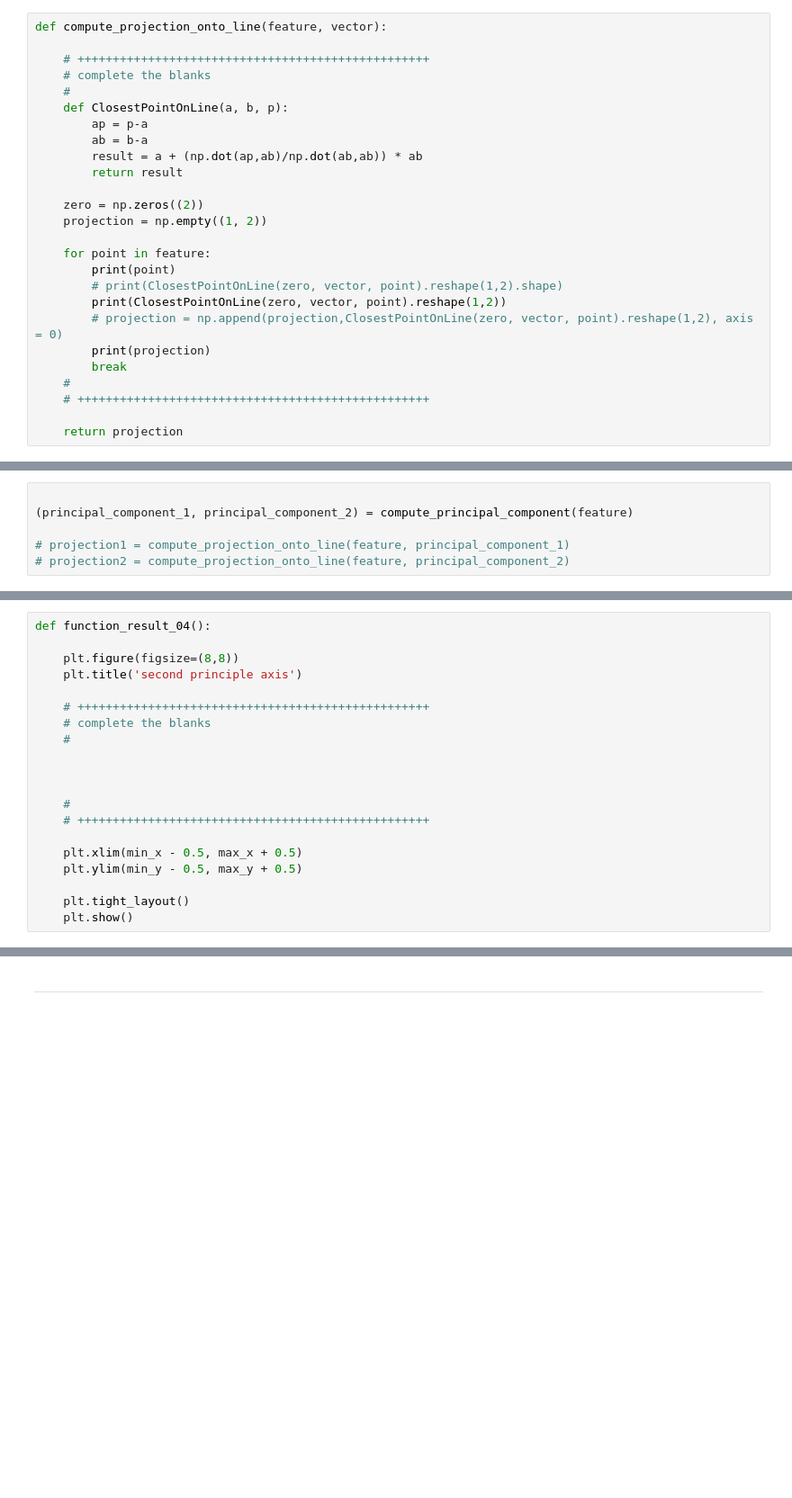
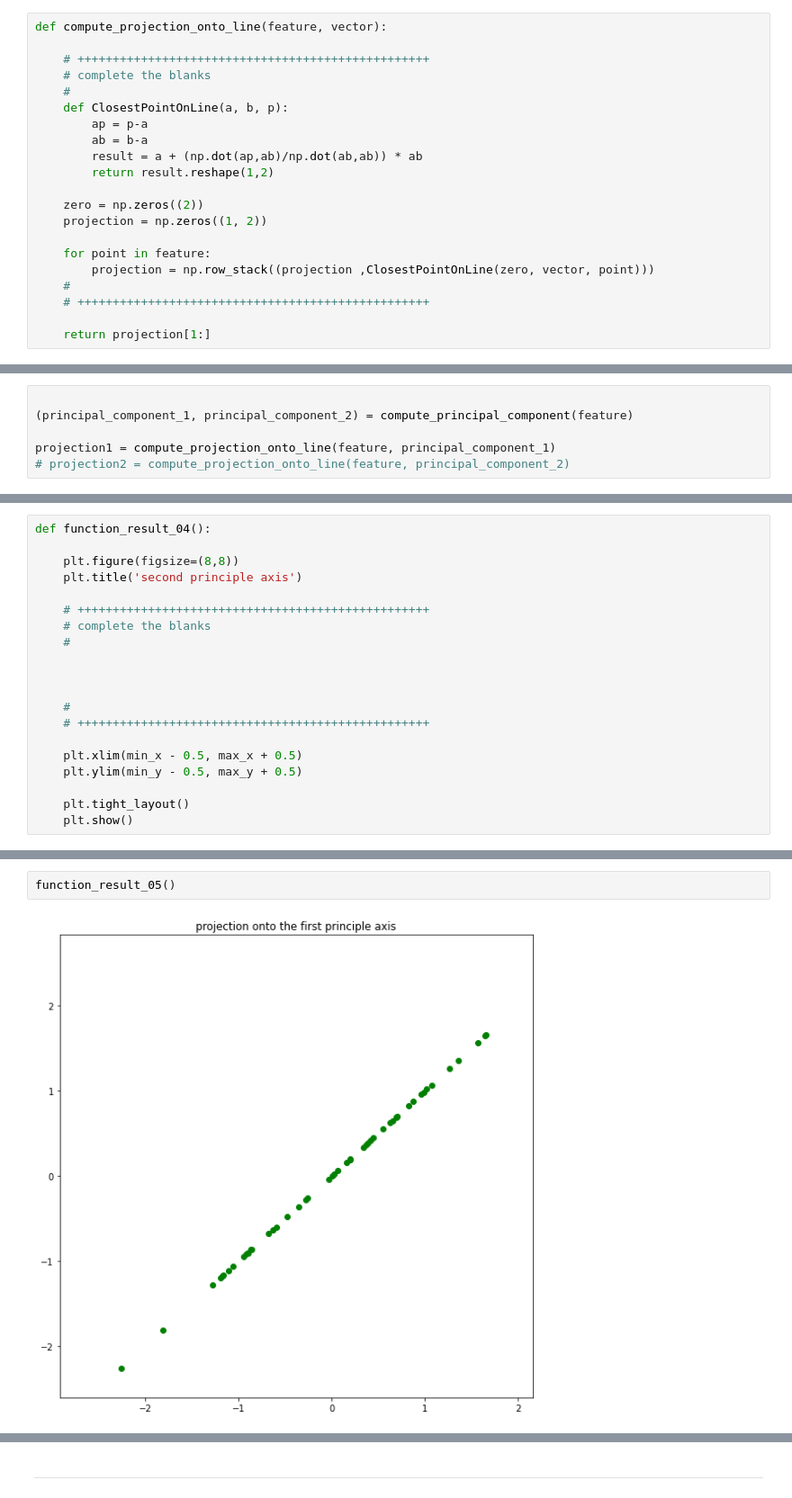
Before and after one commit to Lim-Sung-Jun/machine_learning_2022_1, a Jupyter notebook: 12/assignment_12.ipynb, the cells around one changed output, grey strips where cells are left out. Shown: that part at 90% size. Cells and saved outputs as stored; diff of their text form; blank space fills up the shorter version.

```diff
--- a/12/assignment_12.ipynb
+++ b/12/assignment_12.ipynb
@@ -136,19 +136,14 @@ def compute_projection_onto_line(feature, vector):
         ap = p-a
         ab = b-a
         result = a + (np.dot(ap,ab)/np.dot(ab,ab)) * ab
-        return result
+        return result.reshape(1,2)
 
     zero = np.zeros((2))
-    projection = np.empty((1, 2))
+    projection = np.zeros((1, 2))
 
     for point in feature:
-        print(point)
-        # print(ClosestPointOnLine(zero, vector, point).reshape(1,2).shape)
-        print(ClosestPointOnLine(zero, vector, point).reshape(1,2))
-        # projection = np.append(projection,ClosestPointOnLine(zero, vector, point).reshape(1,2), axis = 0)
-        print(projection)
-        break
+        projection = np.row_stack((projection ,ClosestPointOnLine(zero, vector, point)))
     #
     # ++++++++++++++++++++++++++++++++++++++++++++++++++
 
-    return projection
+    return projection[1:]
@@ -162,5 +174,5 @@ array([0., 0.])
 
 (principal_component_1, principal_component_2) = compute_principal_component(feature)
 
-# projection1 = compute_projection_onto_line(feature, principal_component_1)
+projection1 = compute_projection_onto_line(feature, principal_component_1)
 # projection2 = compute_projection_onto_line(feature, principal_component_2)
@@ -270,6 +276,10 @@ def function_result_05():
 
     plt.tight_layout()
     plt.show()
+# %%
+function_result_05()
+# %% [output]
+[figure, added]
 # %%
 def function_result_06():
 
```
Also changed, not shown: parts of 4 cells of this notebook.
